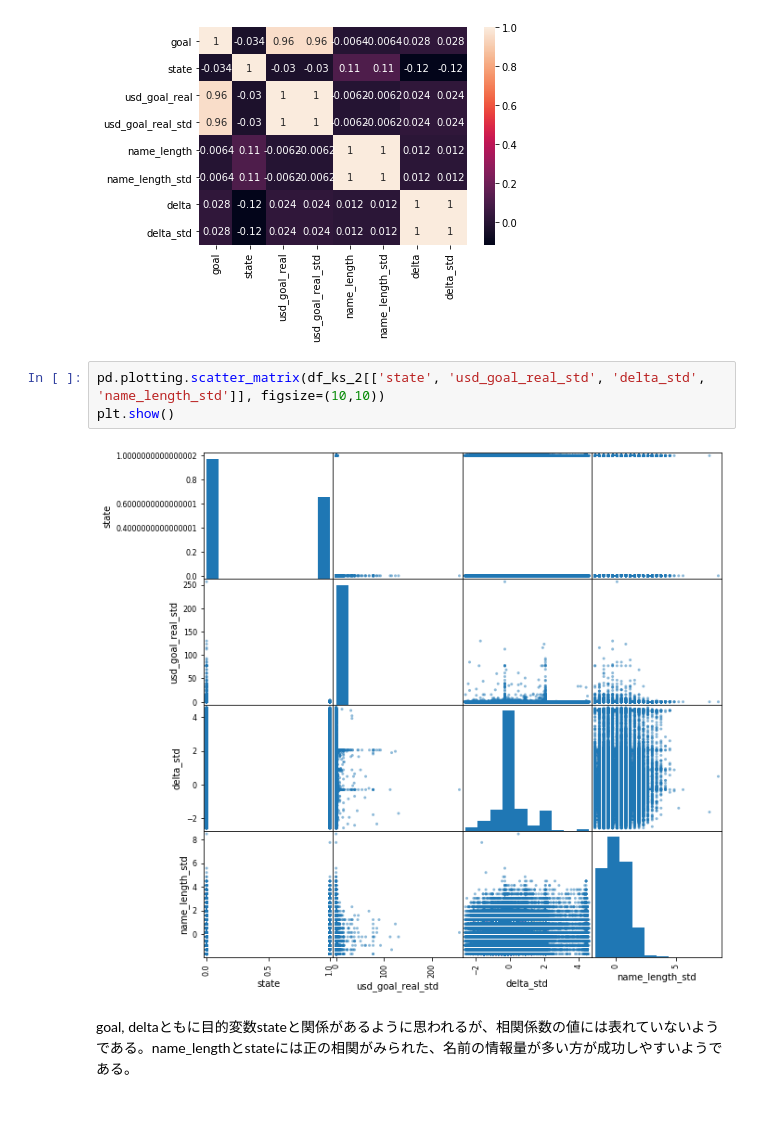
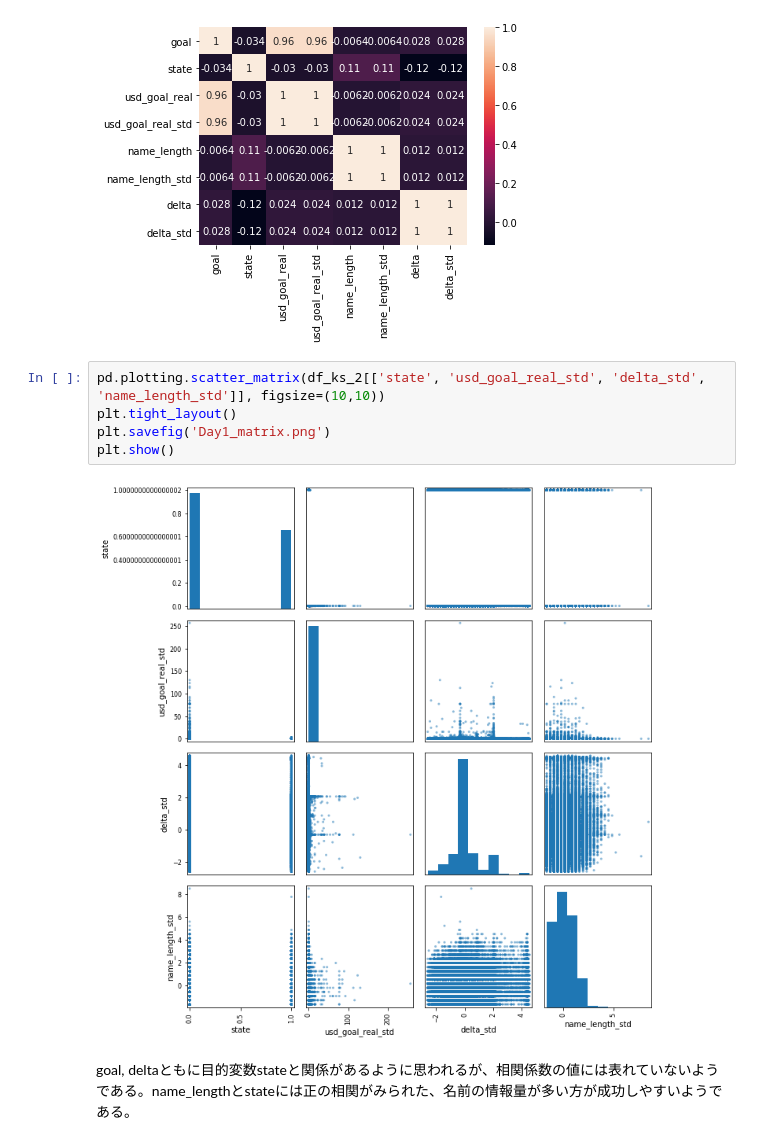
Before and after one commit to energygorilla/skillupAI, a Jupyter notebook: Day1_work_清水源一郎.ipynb, the cells around one changed output. Cells and saved outputs as stored; diff of their text form; blank space fills up the shorter version.

```diff
--- a/Day1_work_清水源一郎.ipynb
+++ b/Day1_work_清水源一郎.ipynb
@@ -323,9 +323,11 @@ plt.show()
 [figure]
 # %%
 pd.plotting.scatter_matrix(df_ks_2[['state', 'usd_goal_real_std', 'delta_std', 'name_length_std']], figsize=(10,10))
+plt.tight_layout()
+plt.savefig('Day1_matrix.png')
 plt.show()
 # %% [output]
-[figure, old version]
+[figure, new version]
 # %% [markdown]
 goal, deltaともに目的変数stateと関係があるように思われるが、相関係数の値には表れていないようである。name_lengthとstateには正の相関がみられた、名前の情報量が多い方が成功しやすいようである。
 # %% [markdown]
```
